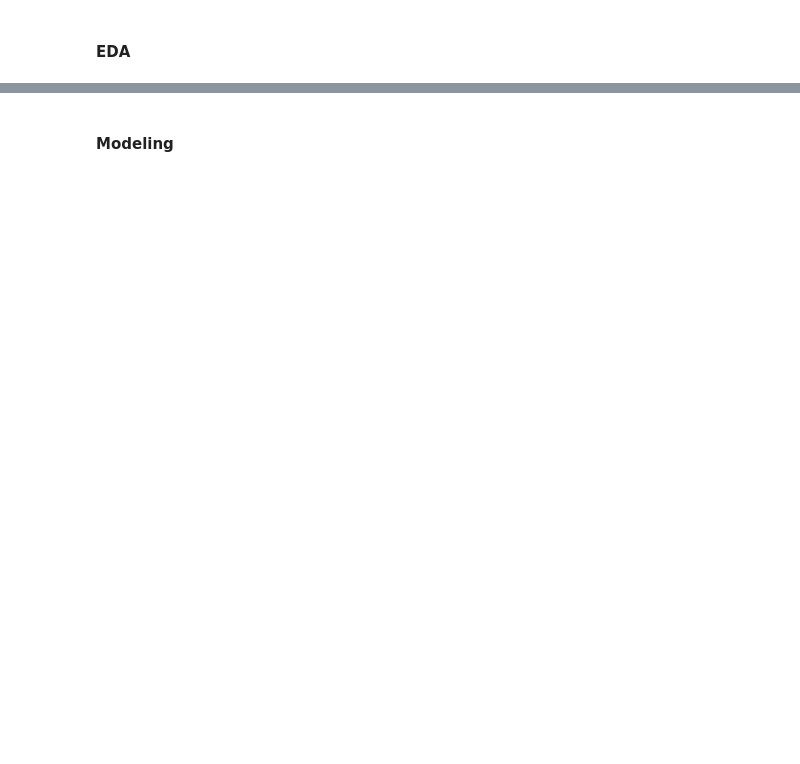
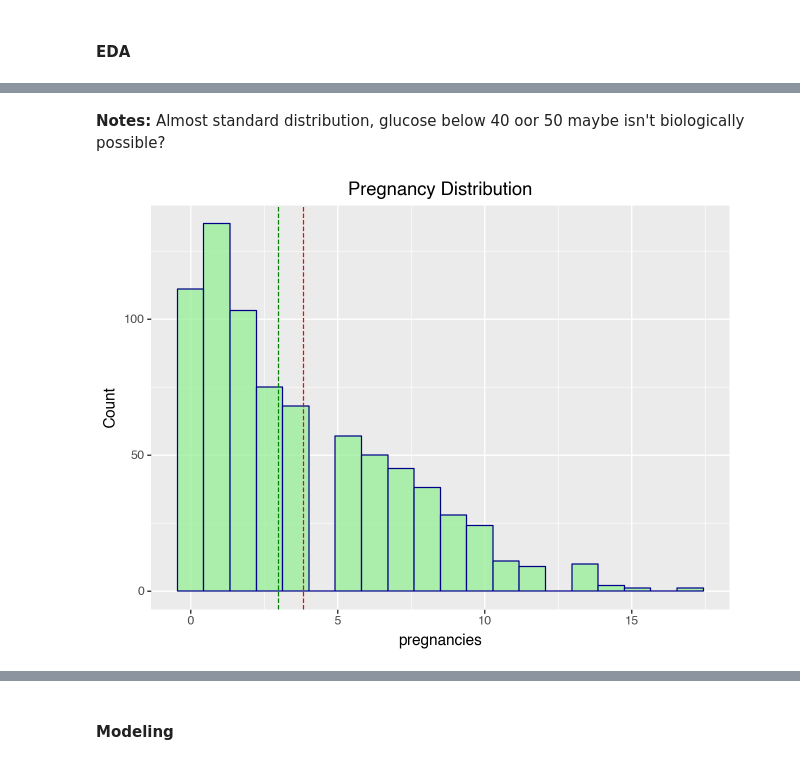
Before and after one commit to JeffGoseland/pima-indians-diabetes-kaggle, a Jupyter notebook: pima_research.ipynb, the cells around one changed output, grey strips where cells are left out. Cells and saved outputs as stored; diff of their text form; code cells hidden in the pictures; blank space fills up the shorter version.

```diff
--- a/pima_research.ipynb
+++ b/pima_research.ipynb
@@ -42,0 +130,17 @@ print("Path to dataset files:", path)
+# %% [markdown]
+**Notes:**
+Almost standard distribution, glucose below 40 oor 50 maybe isn't biologically possible?
+# %%
+mean = pima_df['pregnancies'].mean()
+median = pima_df['pregnancies'].median()
+
+(ggplot(pima_df, aes(x='pregnancies')) +
+        geom_histogram(bins = 20,
+                       fill = 'lightgreen',
+                       color = 'darkblue',
+                       alpha = 0.7) +
+        labs(title = 'Pregnancy Distribution', x = 'pregnancies', y = 'Count') +
+        geom_vline(xintercept=mean, color='red', linetype='dashed') +
+        geom_vline(xintercept=median, color='green', linetype='dashed'))
+# %% [output]
+[figure, added]
```
Also changed, not shown: parts of 61 cells of this notebook.
